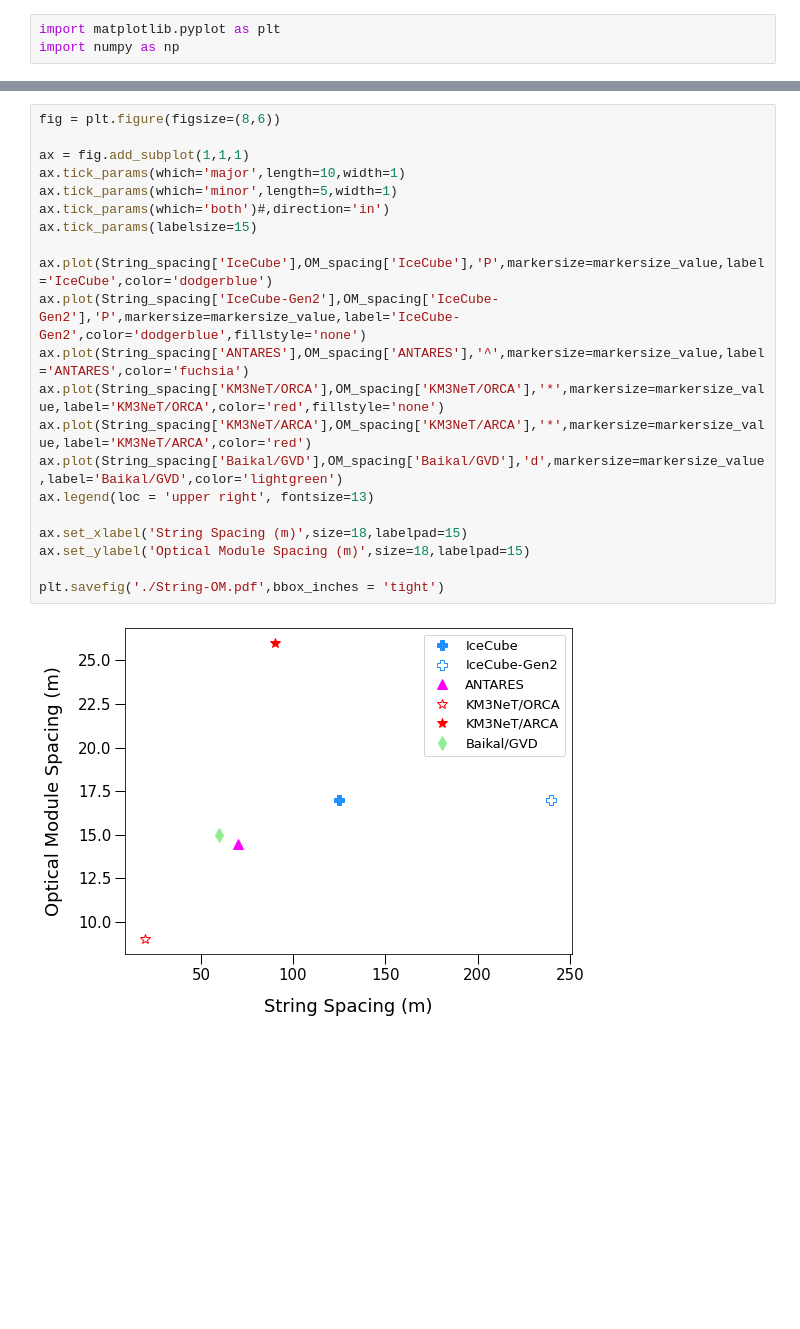
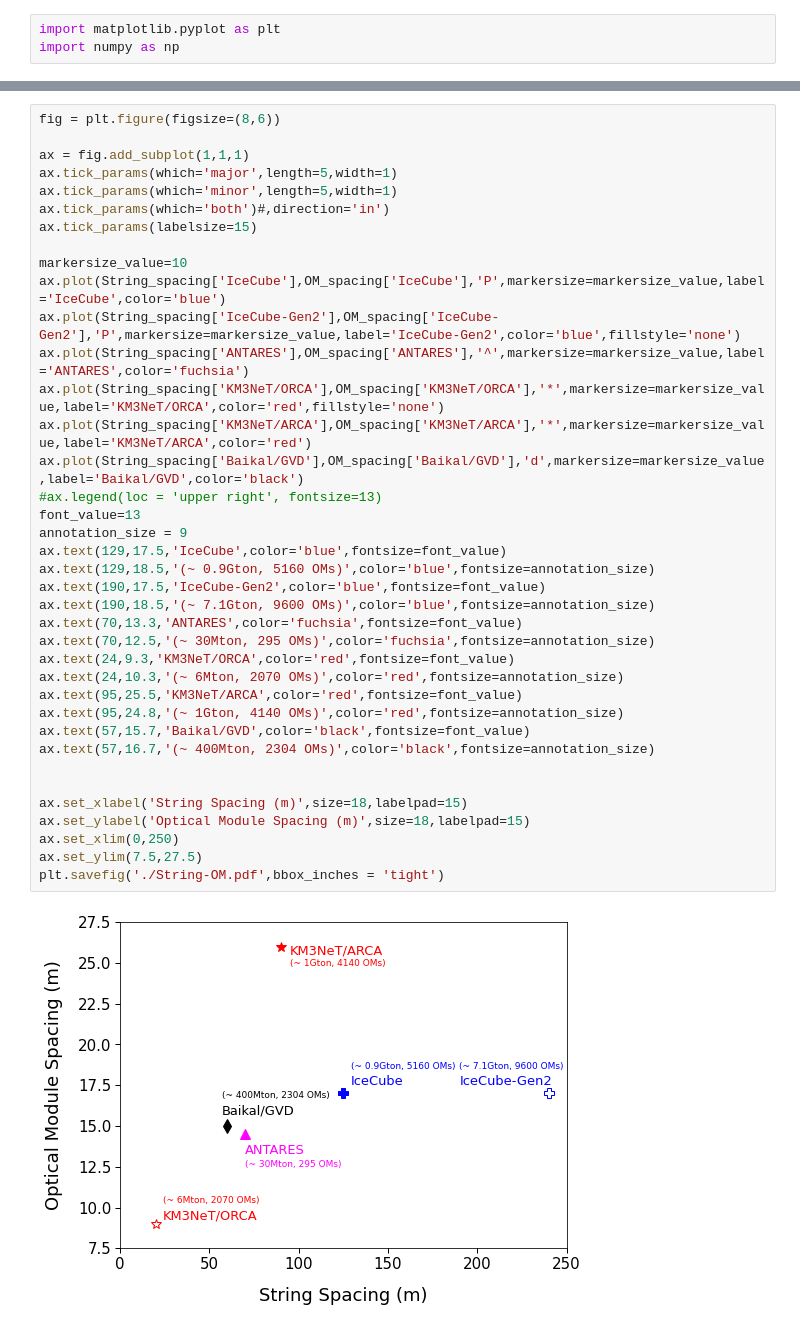
Before and after one commit to YashengFu/nEXO_plots, a Jupyter notebook: plots_scripts/telescope_survey/PMT_string.ipynb, the cells around one changed output, grey strips where cells are left out. Cells and saved outputs as stored; diff of their text form; blank space fills up the shorter version.

```diff
--- a/plots_scripts/telescope_survey/PMT_string.ipynb
+++ b/plots_scripts/telescope_survey/PMT_string.ipynb
@@ -8,23 +7,40 @@ markersize_value=10
 # %%
 fig = plt.figure(figsize=(8,6))
 
 ax = fig.add_subplot(1,1,1)
-ax.tick_params(which='major',length=10,width=1)
+ax.tick_params(which='major',length=5,width=1)
 ax.tick_params(which='minor',length=5,width=1)
 ax.tick_params(which='both')#,direction='in')
 ax.tick_params(labelsize=15)
 
-ax.plot(String_spacing['IceCube'],OM_spacing['IceCube'],'P',markersize=markersize_value,label='IceCube',color='dodgerblue')
-ax.plot(String_spacing['IceCube-Gen2'],OM_spacing['IceCube-Gen2'],'P',markersize=markersize_value,label='IceCube-Gen2',color='dodgerblue',fillstyle='none')
+markersize_value=10
+ax.plot(String_spacing['IceCube'],OM_spacing['IceCube'],'P',markersize=markersize_value,label='IceCube',color='blue')
+ax.plot(String_spacing['IceCube-Gen2'],OM_spacing['IceCube-Gen2'],'P',markersize=markersize_value,label='IceCube-Gen2',color='blue',fillstyle='none')
 ax.plot(String_spacing['ANTARES'],OM_spacing['ANTARES'],'^',markersize=markersize_value,label='ANTARES',color='fuchsia')
 ax.plot(String_spacing['KM3NeT/ORCA'],OM_spacing['KM3NeT/ORCA'],'*',markersize=markersize_value,label='KM3NeT/ORCA',color='red',fillstyle='none')
 ax.plot(String_spacing['KM3NeT/ARCA'],OM_spacing['KM3NeT/ARCA'],'*',markersize=markersize_value,label='KM3NeT/ARCA',color='red')
-ax.plot(String_spacing['Baikal/GVD'],OM_spacing['Baikal/GVD'],'d',markersize=markersize_value,label='Baikal/GVD',color='lightgreen')
-ax.legend(loc = 'upper right', fontsize=13)
+ax.plot(String_spacing['Baikal/GVD'],OM_spacing['Baikal/GVD'],'d',markersize=markersize_value,label='Baikal/GVD',color='black')
+#ax.legend(loc = 'upper right', fontsize=13)
+font_value=13
+annotation_size = 9
+ax.text(129,17.5,'IceCube',color='blue',fontsize=font_value)
+ax.text(129,18.5,'(~ 0.9Gton, 5160 OMs)',color='blue',fontsize=annotation_size)
+ax.text(190,17.5,'IceCube-Gen2',color='blue',fontsize=font_value)
+ax.text(190,18.5,'(~ 7.1Gton, 9600 OMs)',color='blue',fontsize=annotation_size)
+ax.text(70,13.3,'ANTARES',color='fuchsia',fontsize=font_value)
+ax.text(70,12.5,'(~ 30Mton, 295 OMs)',color='fuchsia',fontsize=annotation_size)
+ax.text(24,9.3,'KM3NeT/ORCA',color='red',fontsize=font_value)
+ax.text(24,10.3,'(~ 6Mton, 2070 OMs)',color='red',fontsize=annotation_size)
+ax.text(95,25.5,'KM3NeT/ARCA',color='red',fontsize=font_value)
+ax.text(95,24.8,'(~ 1Gton, 4140 OMs)',color='red',fontsize=annotation_size)
+ax.text(57,15.7,'Baikal/GVD',color='black',fontsize=font_value)
+ax.text(57,16.7,'(~ 400Mton, 2304 OMs)',color='black',fontsize=annotation_size)
+
 
 ax.set_xlabel('String Spacing (m)',size=18,labelpad=15)
 ax.set_ylabel('Optical Module Spacing (m)',size=18,labelpad=15)
-
+ax.set_xlim(0,250)
+ax.set_ylim(7.5,27.5)
 plt.savefig('./String-OM.pdf',bbox_inches = 'tight')
 # %% [output]
-[figure, old version]
+[figure, new version]
```
Also changed, not shown: parts of 1 cell of this notebook.
